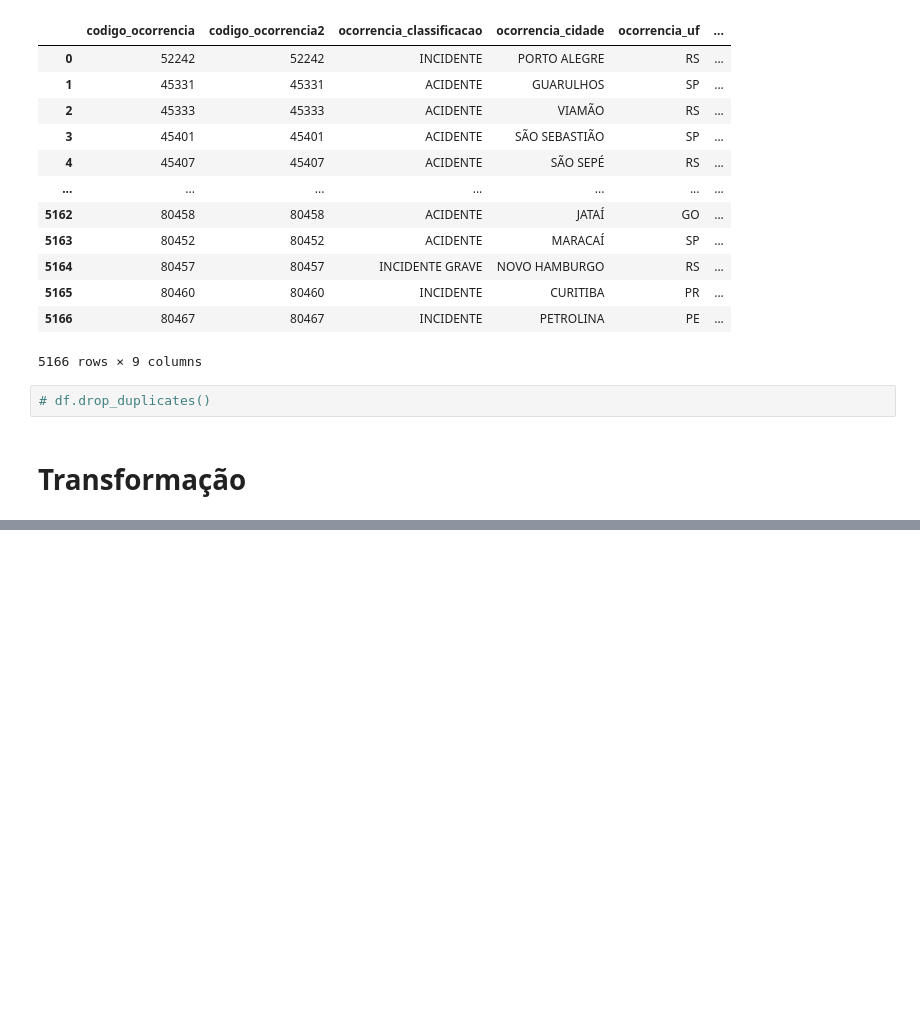
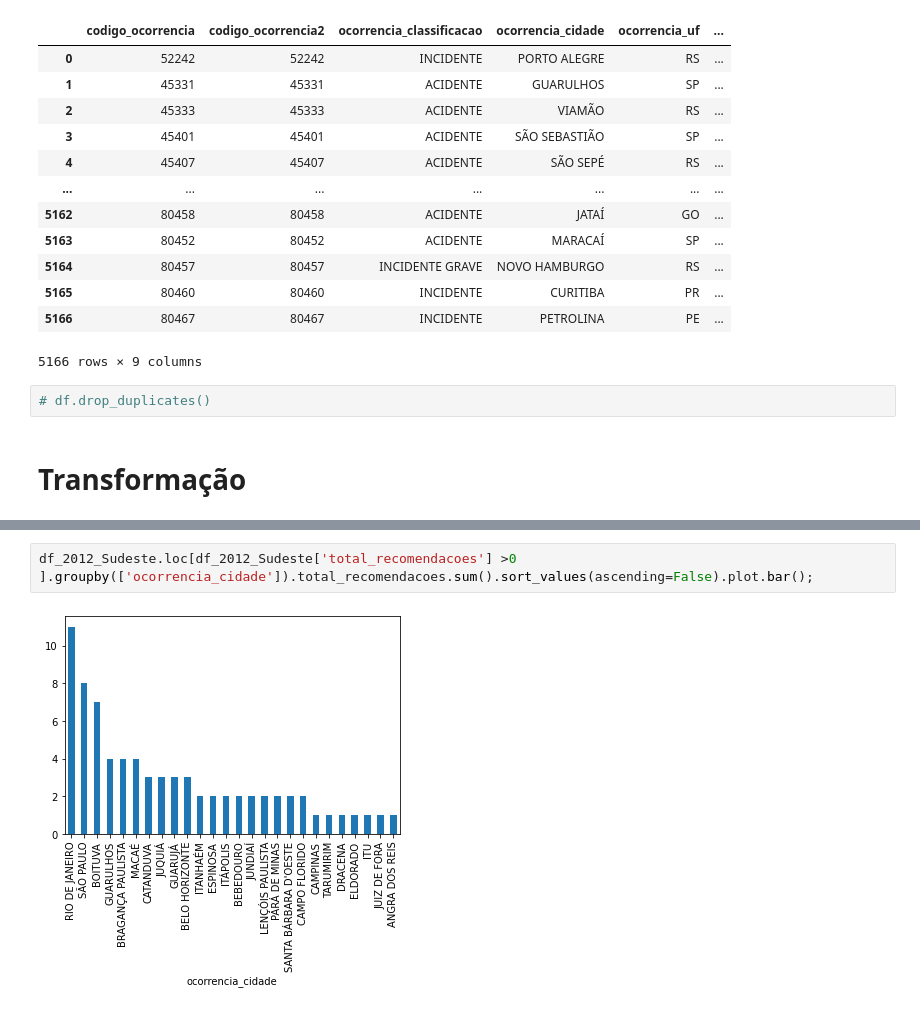
Before and after one commit to geanclm/_data-science_, a Jupyter notebook: FAB/FAB_projeto_ETL.ipynb, the cells around one changed output, grey strips where cells are left out. Drawn from its saved outputs; the diff is of its cells as text; blank space fills up the shorter version.

```diff
--- a/FAB/FAB_projeto_ETL.ipynb
+++ b/FAB/FAB_projeto_ETL.ipynb
@@ -400,0 +1001,4 @@ df.dropna(subset=['ocorrencia_hora'])
+# %%
+df_2012_Sudeste.loc[df_2012_Sudeste['total_recomendacoes'] >0 ].groupby(['ocorrencia_cidade']).total_recomendacoes.sum().sort_values(ascending=False).plot.bar();
+# %% [output]
+[figure, added]
```
Also changed, not shown: parts of 59 cells of this notebook.
